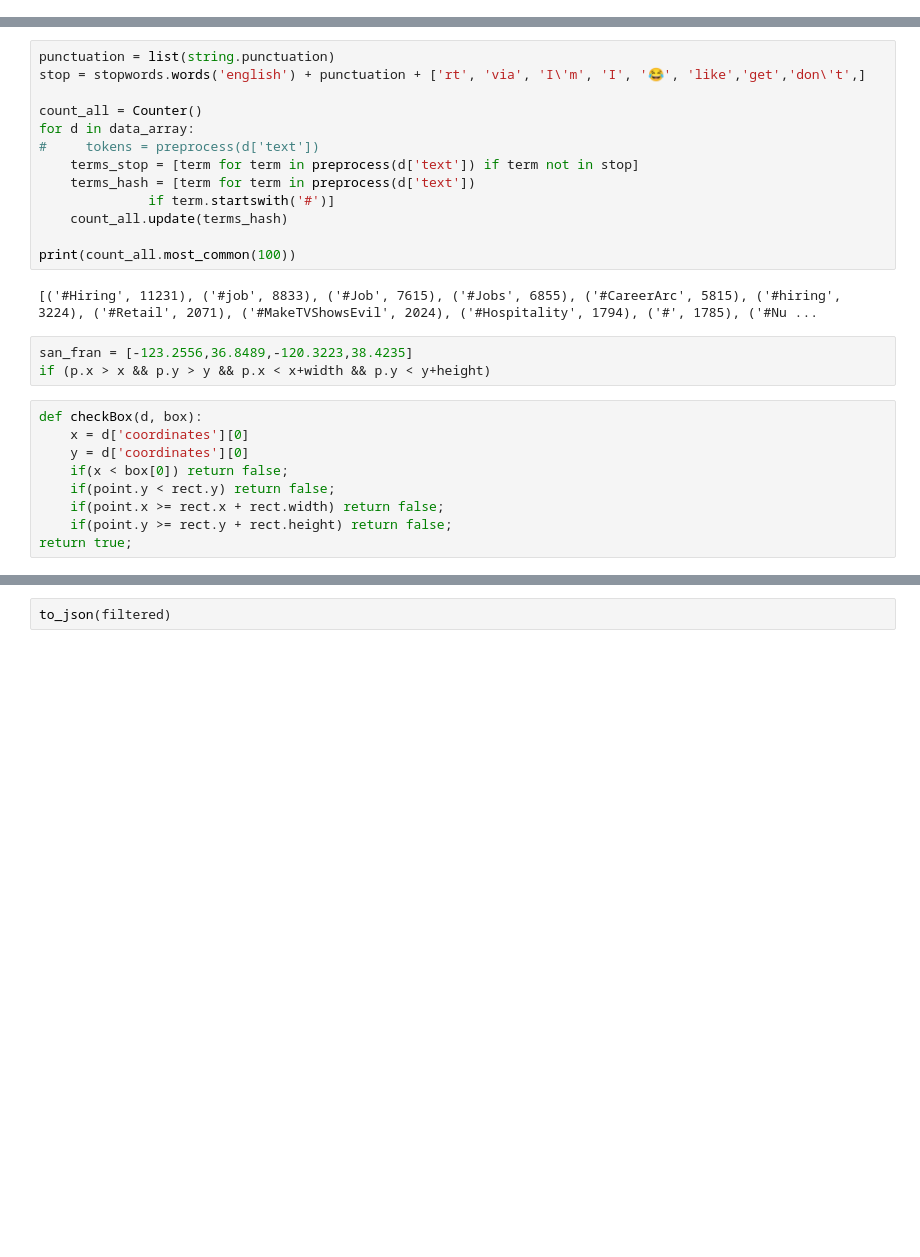
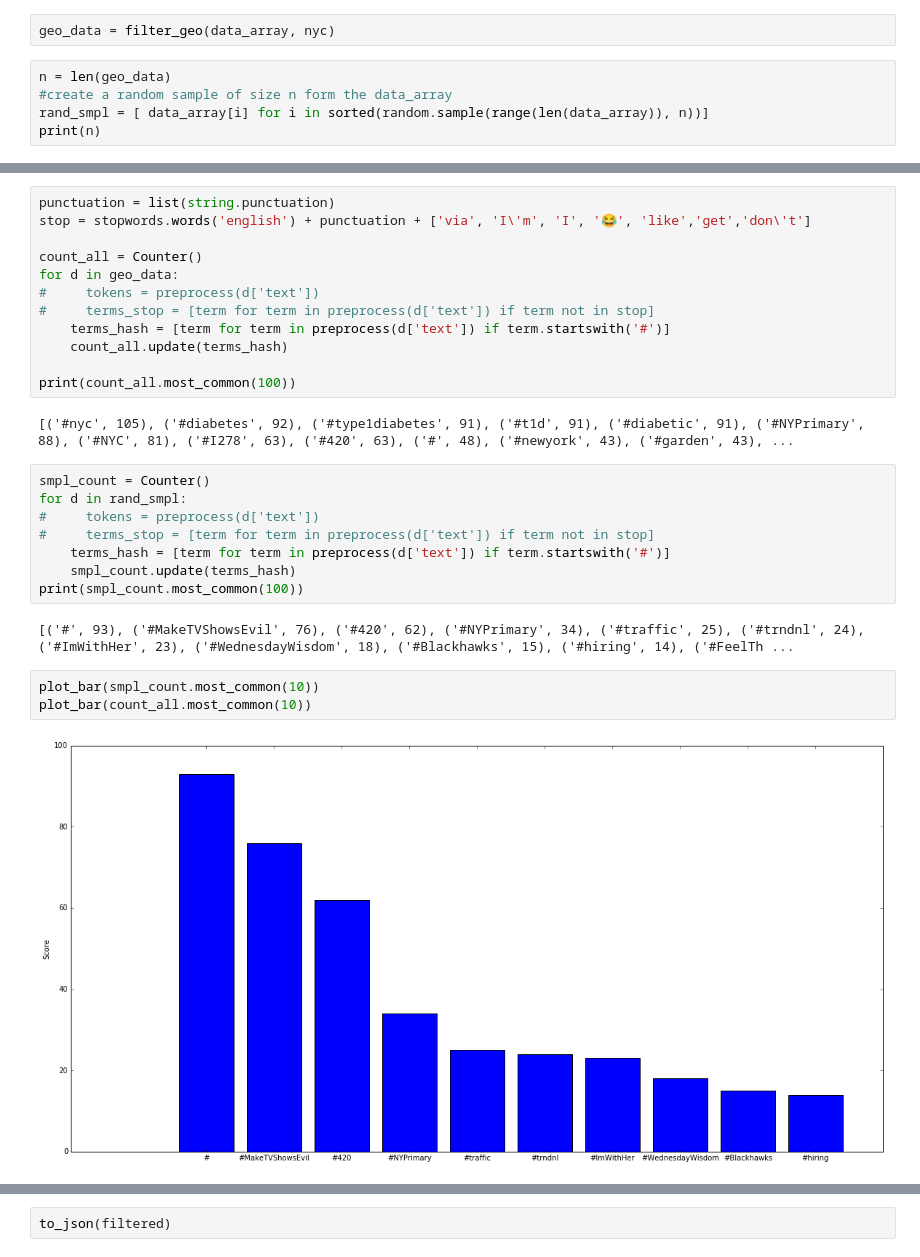
Before and after one commit to calvinytong/english2_twitter_analysis, a Jupyter notebook: Analysis.ipynb, the cells around one changed output, grey strips where cells are left out. Cells and saved outputs as stored; diff of their text form; blank space fills up the shorter version.

```diff
--- a/Analysis.ipynb
+++ b/Analysis.ipynb
@@ -170,0 +348,7 @@ for x in range(0,700000):
+# %%
+geo_data = filter_geo(data_array, nyc)
+# %%
+n = len(geo_data)
+#create a random sample of size n form the data_array
+rand_smpl = [ data_array[i] for i in sorted(random.sample(range(len(data_array)), n))]
+print(n)
@@ -171,27 +359,29 @@ for x in range(0,700000):
 # %%
 punctuation = list(string.punctuation)
-stop = stopwords.words('english') + punctuation + ['rt', 'via', 'I\'m', 'I', '😂', 'like','get','don\'t',]
+stop = stopwords.words('english') + punctuation + ['via', 'I\'m', 'I', '😂', 'like','get','don\'t']
 
 count_all = Counter()
-for d in data_array:
+for d in geo_data:
 #     tokens = preprocess(d['text'])
-    terms_stop = [term for term in preprocess(d['text']) if term not in stop]
-    terms_hash = [term for term in preprocess(d['text'])
-              if term.startswith('#')]
+#     terms_stop = [term for term in preprocess(d['text']) if term not in stop]
+    terms_hash = [term for term in preprocess(d['text']) if term.startswith('#')]
     count_all.update(terms_hash)
 
 print(count_all.most_common(100))
 # %% [output]
-[('#Hiring', 11231), ('#job', 8833), ('#Job', 7615), ('#Jobs', 6855), ('#CareerArc', 5815), ('#hiring', 3224), ('#Retail', 2071), ('#MakeTVShowsEvil', 2024), ('#Hospitality', 1794), ('#', 1785), ('#Nu ...
+[('#nyc', 105), ('#diabetes', 92), ('#type1diabetes', 91), ('#t1d', 91), ('#diabetic', 91), ('#NYPrimary', 88), ('#NYC', 81), ('#I278', 63), ('#420', 63), ('#', 48), ('#newyork', 43), ('#garden', 43), ...
-# %%
-san_fran = [-123.2556,36.8489,-120.3223,38.4235]
-if (p.x > x && p.y > y && p.x < x+width && p.y < y+height)
-# %%
-def checkBox(d, box):
-    x = d['coordinates'][0]
-    y = d['coordinates'][0]
-    if(x < box[0]) return false;
-    if(point.y < rect.y) return false;
-    if(point.x >= rect.x + rect.width) return false;
-    if(point.y >= rect.y + rect.height) return false;
-return true;
+# %%
+smpl_count = Counter()
+for d in rand_smpl:
+#     tokens = preprocess(d['text'])
+#     terms_stop = [term for term in preprocess(d['text']) if term not in stop]
+    terms_hash = [term for term in preprocess(d['text']) if term.startswith('#')]
+    smpl_count.update(terms_hash)
+print(smpl_count.most_common(100))
+# %% [output]
+[('#', 93), ('#MakeTVShowsEvil', 76), ('#420', 62), ('#NYPrimary', 34), ('#traffic', 25), ('#trndnl', 24), ('#ImWithHer', 23), ('#WednesdayWisdom', 18), ('#Blackhawks', 15), ('#hiring', 14), ('#FeelTh ...
+# %%
+plot_bar(smpl_count.most_common(10))
+plot_bar(count_all.most_common(10))
+# %% [output]
+[figure, added]
```
Also changed, not shown: parts of 29 cells of this notebook, 1 other file.
